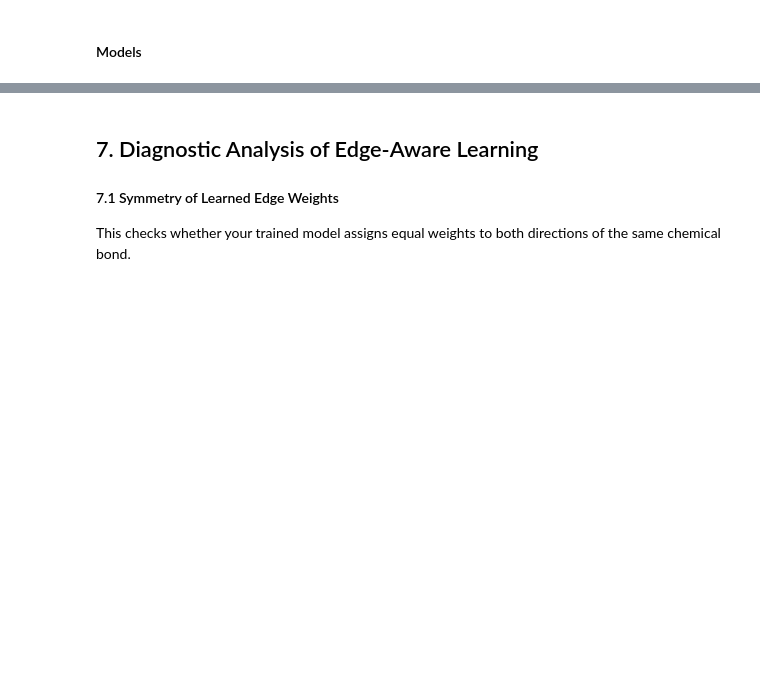
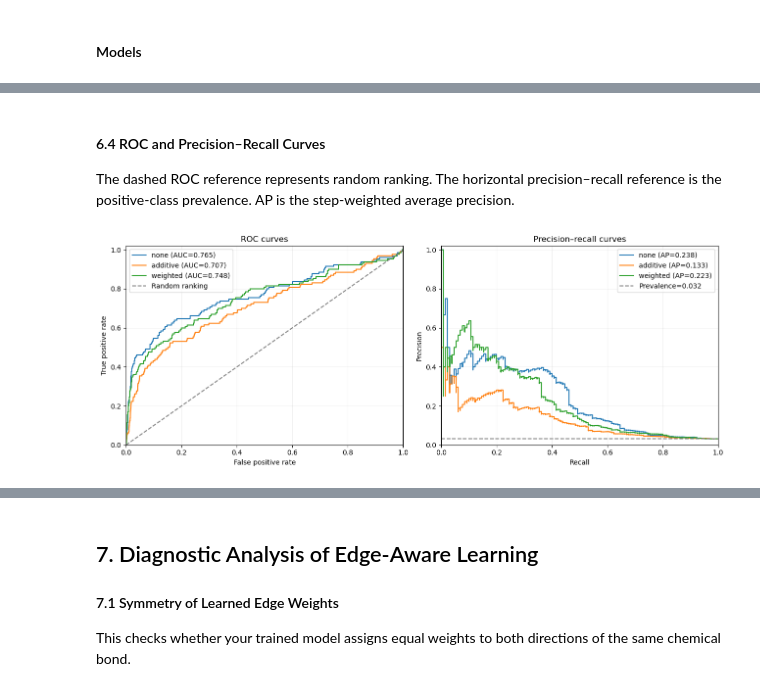
Before and after one commit to paulsanyang/masters-thesis-gnn-hiv-prediction, a Jupyter notebook: masters_thesis_aims_mol-hiv_paul.ipynb, the cells around one changed output, grey strips where cells are left out. Cells and saved outputs as stored; diff of their text form; code cells hidden in the pictures; blank space fills up the shorter version.

```diff
--- a/masters_thesis_aims_mol-hiv_paul.ipynb
+++ b/masters_thesis_aims_mol-hiv_paul.ipynb
@@ -510,0 +791,29 @@ weighted        38.0           0.814907     0.750262
+# %% [markdown]
+#### 6.4 ROC and Precision–Recall Curves
+
+The dashed ROC reference represents random ranking. The horizontal precision–recall reference is the positive-class prevalence. AP is the step-weighted average precision.
+# %%
+if test_predictions:
+    fig, axes = plt.subplots(1, 2, figsize=(13, 5))
+    for mode, (y, p, threshold) in test_predictions.items():
+        fpr, tpr, _ = roc_curve(y, p)
+        precision, recall, _ = precision_recall_curve(y, p)
+        axes[0].plot(fpr, tpr, label=f"{mode} (AUC={roc_auc_score(y, p):.3f})")
+        axes[1].step(recall, precision, where='post',
+                     label=f"{mode} (AP={average_precision_score(y, p):.3f})")
+    axes[0].plot([0, 1], [0, 1], '--', color='gray', label='Random ranking')
+    prevalence = next(iter(test_predictions.values()))[0].mean()
+    axes[1].axhline(prevalence, linestyle='--', color='gray',
+                    label=f'Prevalence={prevalence:.3f}')
+    axes[0].set(xlabel='False positive rate', ylabel='True positive rate', title='ROC curves')
+    axes[1].set(xlabel='Recall', ylabel='Precision', title='Precision–recall curves')
+    for ax in axes:
+        ax.set(xlim=(0, 1), ylim=(0, 1.02))
+        ax.legend(loc='best')
+        ax.grid(alpha=0.2)
+    fig.tight_layout()
+    plt.show()
+else:
+    print('Run Section 6.3 with RUN_FINAL_TEST=True first.')
+# %% [output]
+[figure, added]
```
Also changed, not shown: parts of 40 cells of this notebook, 1 other file.
